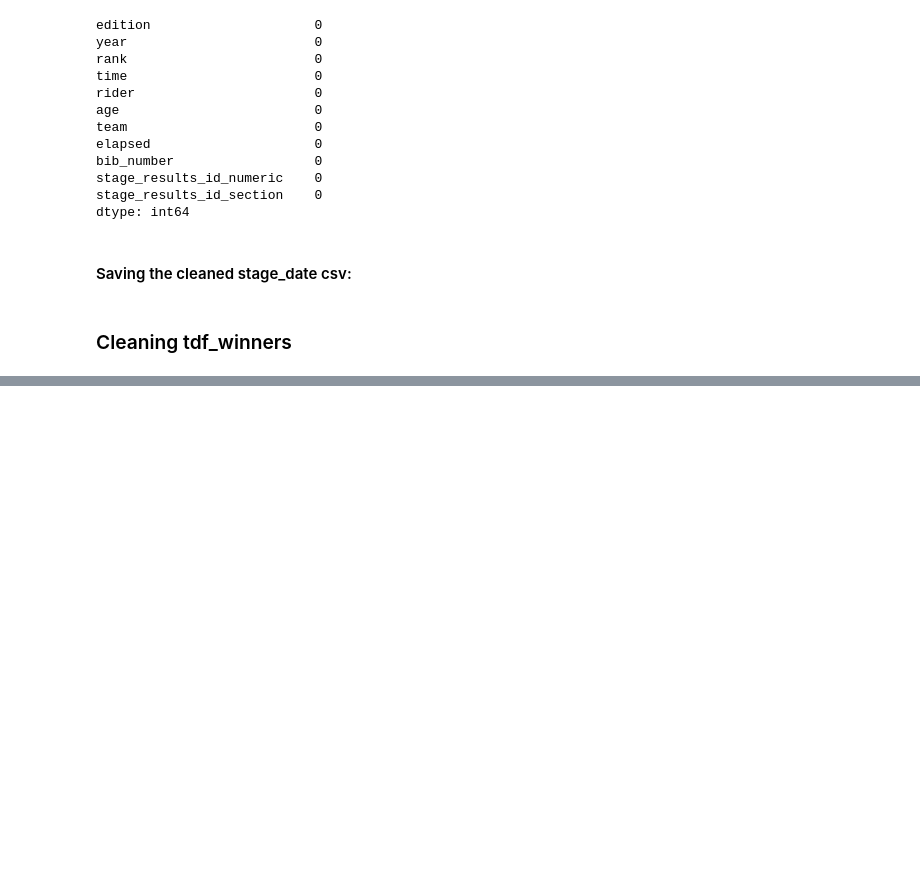
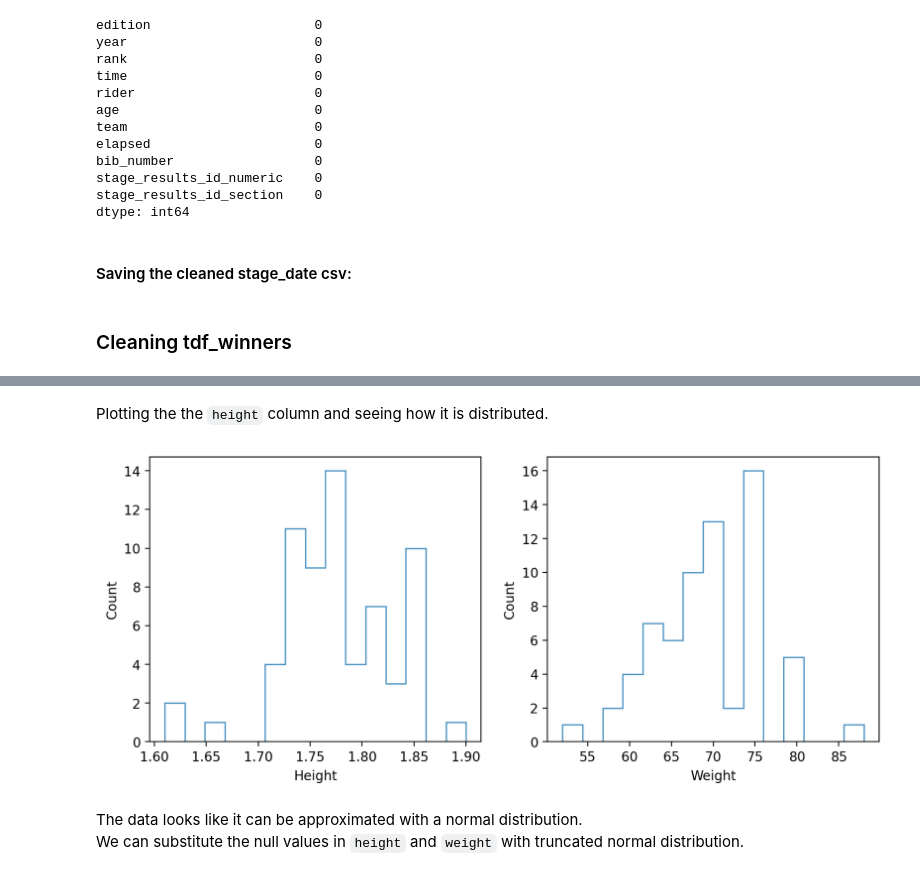
Before and after one commit to Astrojigs/R-project, a Jupyter notebook: Tour de france R project.ipynb, the cells around one changed output, grey strips where cells are left out. Drawn from its saved outputs; the diff is of its cells as text; code cells hidden in the pictures; blank space fills up the shorter version.

```diff
--- a/Tour de france R project.ipynb
+++ b/Tour de france R project.ipynb
@@ -540,0 +466,18 @@ array(['1903-07-01', '1904-07-02', '1905-07-09', '1906-07-04',
+# %% [markdown]
+Plotting the the `height` column and seeing how it is distributed.
+# %%
+fig,ax = plt.subplots(1,2,figsize=(10,4),dpi=200)
+# fig.figsize(10,5)
+ax[0].hist(tdf_winners['height'],histtype='step',alpha=0.8,bins=15)
+ax[0].set_xlabel('Height')
+ax[0].set_ylabel('Count')
+
+ax[1].hist(tdf_winners['weight'],histtype='step',alpha=0.8, bins=15)
+ax[1].set_xlabel('Weight')
+ax[1].set_ylabel('Count')
+plt.show()
+# %% [output]
+[figure, added]
+# %% [markdown]
+The data looks like it can be approximated with a normal distribution.<br>
+We can substitute the null values in `height` and `weight` with truncated normal distribution.
```
Also changed, not shown: parts of 21 cells of this notebook.
